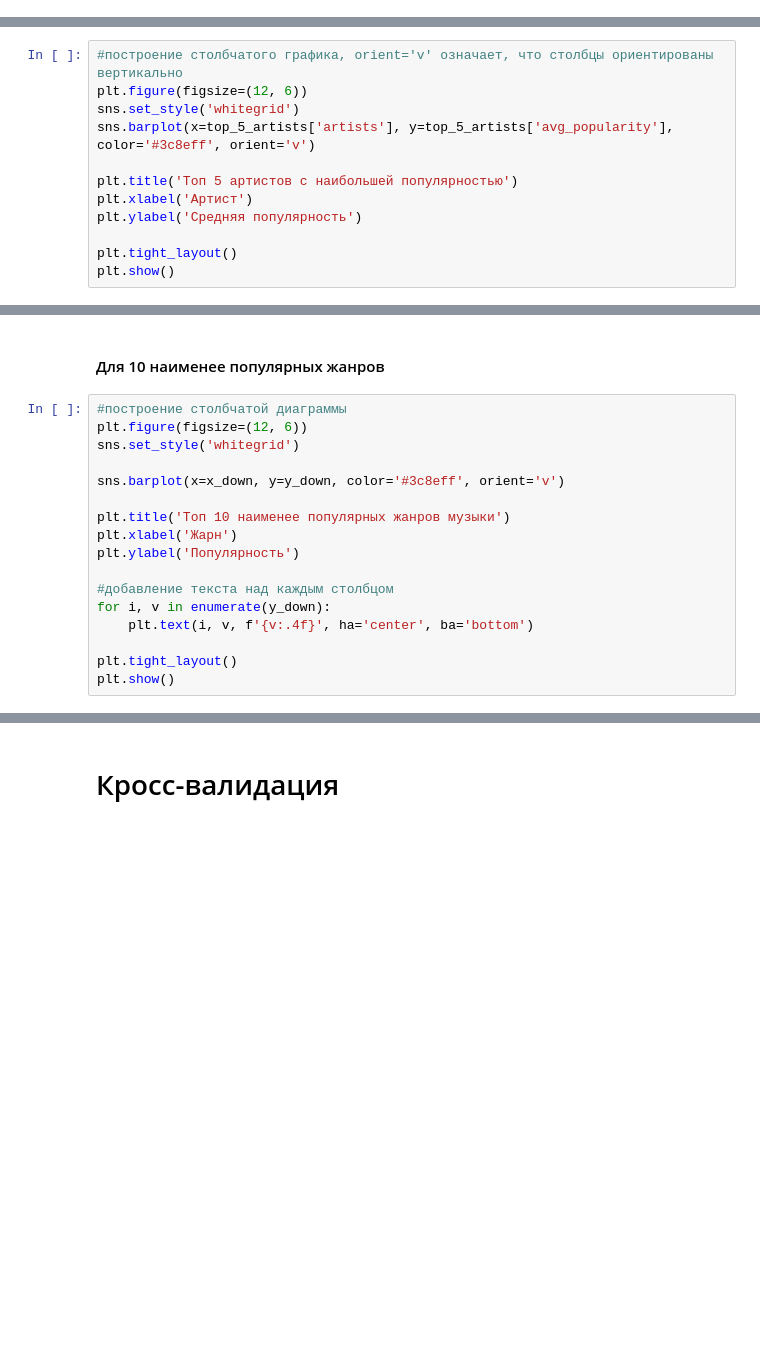
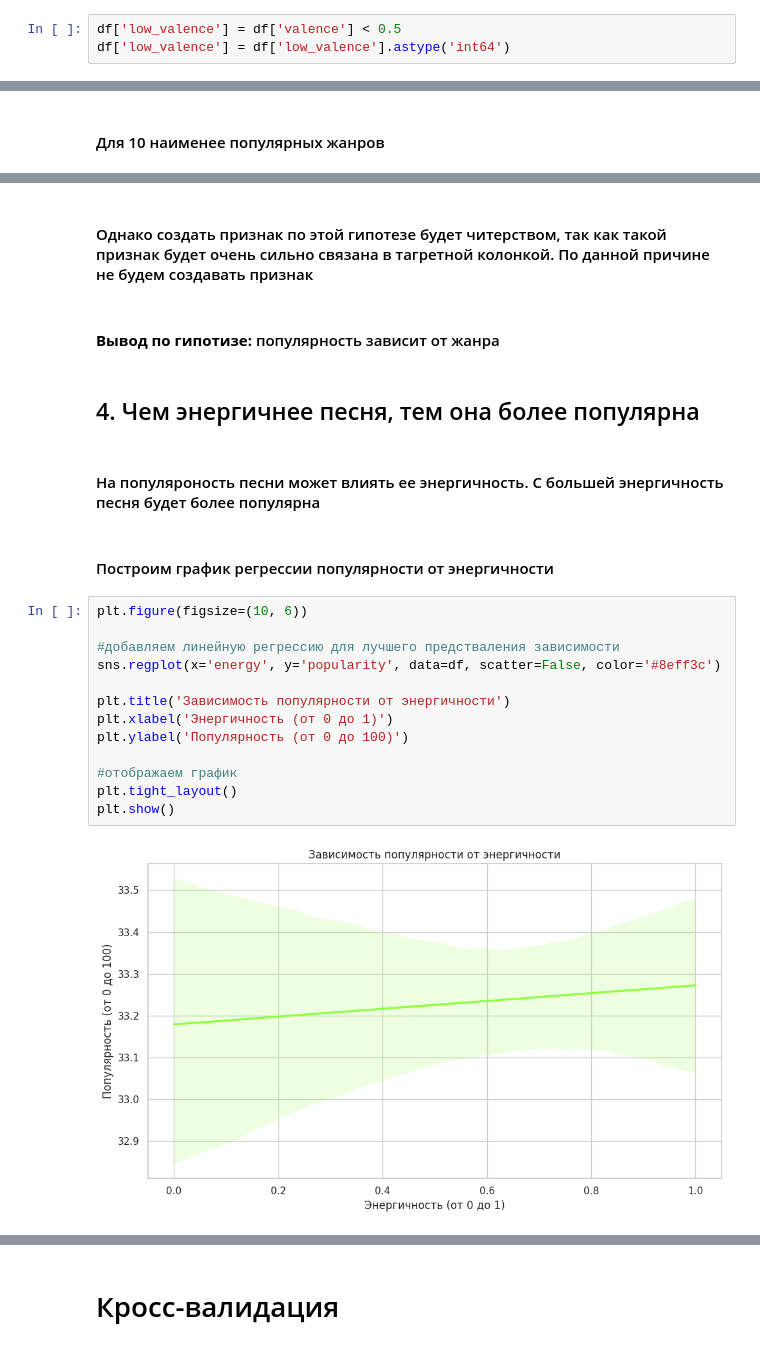
Before and after one commit to pilmeha/kaggleSpotify, a Jupyter notebook: GarmaevSpotify.ipynb, the cells around one changed output, grey strips where cells are left out. Saved outputs shown, nothing was run; the diff lists cells and outputs as text; blank space fills up the shorter version.

```diff
--- a/GarmaevSpotify.ipynb
+++ b/GarmaevSpotify.ipynb
@@ -327 +381,4 @@ plt.show()
+# %%
+df['low_valence'] = df['valence'] < 0.5
+df['low_valence'] = df['low_valence'].astype('int64')
 # %% [markdown]
@@ -365,12 +385,0 @@ top_5_artists
-# %%
-#построение столбчатого графика, orient='v' означает, что столбцы ориентированы вертикально
-plt.figure(figsize=(12, 6))
-sns.set_style('whitegrid')
-sns.barplot(x=top_5_artists['artists'], y=top_5_artists['avg_popularity'], color='#3c8eff', orient='v')
-
-plt.title('Топ 5 артистов с наибольшей популярностью')
-plt.xlabel('Артист')
-plt.ylabel('Средняя популярность')
-
-plt.tight_layout()
-plt.show()
@@ -475,19 +475,2 @@ AttributeError: 'Text' object has no property 'ba'
 # %% [markdown]
 #### Для 10 наименее популярных жанров
-# %%
-#построение столбчатой диаграммы
-plt.figure(figsize=(12, 6))
-sns.set_style('whitegrid')
-
-sns.barplot(x=x_down, y=y_down, color='#3c8eff', orient='v')
-
-plt.title('Топ 10 наименее популярных жанров музыки')
-plt.xlabel('Жарн')
-plt.ylabel('Популярность')
-
-#добавление текста над каждым столбцом
-for i, v in enumerate(y_down):
-    plt.text(i, v, f'{v:.4f}', ha='center', ba='bottom')
-
-plt.tight_layout()
-plt.show()
@@ -506,0 +494,25 @@ AttributeError: 'Text' object has no property 'ba'
+# %% [markdown]
+#### Однако создать признак по этой гипотезе будет читерством, так как такой признак будет очень сильно связана в тагретной колонкой. По данной причине не будем создавать признак
+# %% [markdown]
+#### **Вывод по гипотизе:** популярность зависит от жанра
+# %% [markdown]
+## 4. Чем энергичнее песня, тем она более популярна
+# %% [markdown]
+#### На популяроность песни может влиять ее энергичность. С большей энергичность песня будет более популярна
+# %% [markdown]
+#### Построим график регрессии популярности от энергичности
+# %%
+plt.figure(figsize=(10, 6))
+
+#добавляем линейную регрессию для лучшего предстваления зависимости
+sns.regplot(x='energy', y='popularity', data=df, scatter=False, color='#8eff3c')
+
+plt.title('Зависимость популярности от энергичности')
+plt.xlabel('Энергичность (от 0 до 1)')
+plt.ylabel('Популярность (от 0 до 100)')
+
+#отображаем график
+plt.tight_layout()
+plt.show()
+# %% [output]
+[figure, added]
```
Also changed, not shown: parts of 112 cells of this notebook.
